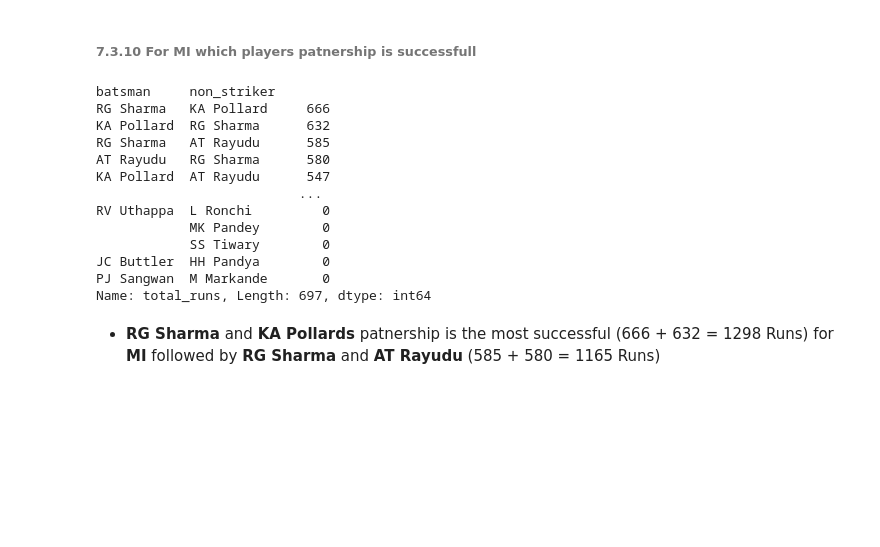
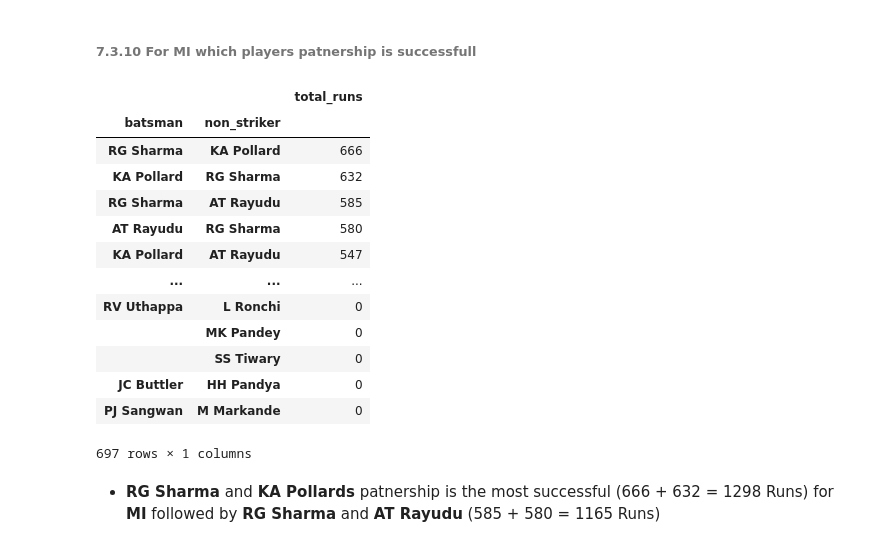
Before and after one commit to ravijagtap/datascience, a Jupyter notebook: IPL_DATA_ANALYSIS/Analysis on IPL Data.ipynb, the cells around one changed output. Cells and saved outputs as stored; diff of their text form; code cells hidden in the pictures; blank space fills up the shorter version.

```diff
--- a/IPL_DATA_ANALYSIS/Analysis on IPL Data.ipynb
+++ b/IPL_DATA_ANALYSIS/Analysis on IPL Data.ipynb
@@ -1004,21 +1008,22 @@ for p in ax.patches:
 # %% [markdown]
 ###### 7.3.10 For MI which players patnership is successfull
 # %%
-deliveries[deliveries["batting_team"] == "MI"].groupby(["batsman", "non_striker"])["total_runs"].sum().sort_values(ascending = False)
+deliveries[deliveries["batting_team"] == "MI"].groupby(["batsman", "non_striker"])["total_runs"].sum().sort_values(ascending = False).to_frame()
 # %% [output]
+|  |  | total_runs |
+| batsman | non_striker |  |
+| RG Sharma | KA Pollard | 666 |
+| KA Pollard | RG Sharma | 632 |
+| RG Sharma | AT Rayudu | 585 |
+| AT Rayudu | RG Sharma | 580 |
+| KA Pollard | AT Rayudu | 547 |
+| ... | ... | ... |
+| RV Uthappa | L Ronchi | 0 |
+|  | MK Pandey | 0 |
+|  | SS Tiwary | 0 |
+| JC Buttler | HH Pandya | 0 |
+| PJ Sangwan | M Markande | 0 |
-batsman     non_striker
-RG Sharma   KA Pollard     666
-KA Pollard  RG Sharma      632
-RG Sharma   AT Rayudu      585
-AT Rayudu   RG Sharma      580
-KA Pollard  AT Rayudu      547
-                          ...
-RV Uthappa  L Ronchi         0
-            MK Pandey        0
-            SS Tiwary        0
-JC Buttler  HH Pandya        0
-PJ Sangwan  M Markande       0
-Name: total_runs, Length: 697, dtype: int64
+697 rows × 1 columns
 # %% [markdown]
 - **RG Sharma** and **KA Pollards** patnership is the most successful (666 + 632 = 1298 Runs) for **MI** followed by **RG Sharma** and **AT Rayudu** (585 + 580 = 1165 Runs)
 # %% [markdown]
```
Also changed, not shown: parts of 8 cells of this notebook.
